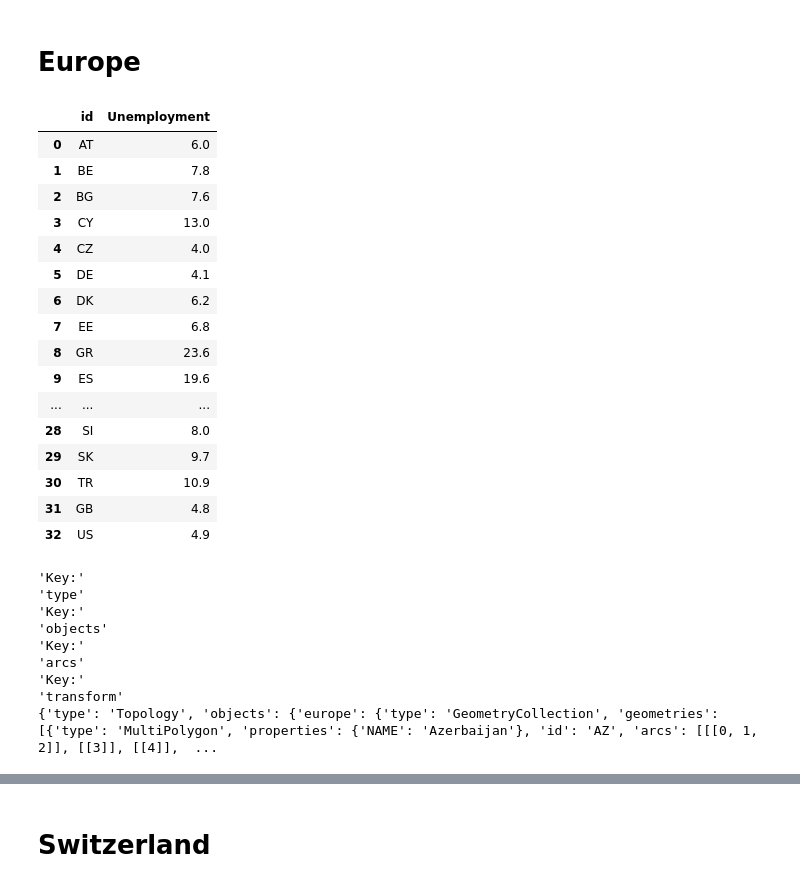
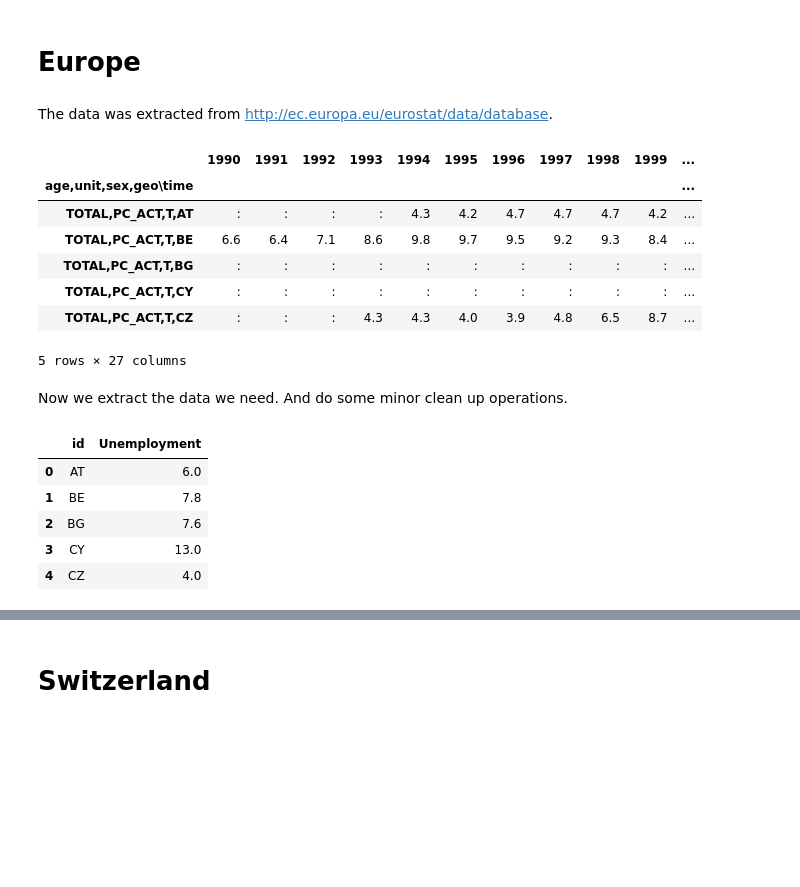
Before and after one commit to a3VonG/testrepoada, a Jupyter notebook: homework3/task3_claas_adriaan.ipynb, the cells around one changed output, grey strips where cells are left out. Drawn from its saved outputs; the diff is of its cells as text; code cells hidden in the pictures; blank space fills up the shorter version.

```diff
--- a/homework3/task3_claas_adriaan.ipynb
+++ b/homework3/task3_claas_adriaan.ipynb
@@ -14,5 +16,17 @@ import json
+# %% [markdown]
+The data was extracted from http://ec.europa.eu/eurostat/data/database.
 # %%
 df=pd.DataFrame.from_csv('tsdec450.tsv', sep='\t', header=0)
+df.head()
+# %% [output]
+|  | 1990 | 1991 | 1992 | 1993 | 1994 | 1995 | 1996 | 1997 | 1998 | 1999 | ... |
+| age,unit,sex,geo\time |  |  |  |  |  |  |  |  |  |  | ... |
+| TOTAL,PC_ACT,T,AT | : | : | : | : | 4.3 | 4.2 | 4.7 | 4.7 | 4.7 | 4.2 | ... |
+| TOTAL,PC_ACT,T,BE | 6.6 | 6.4 | 7.1 | 8.6 | 9.8 | 9.7 | 9.5 | 9.2 | 9.3 | 8.4 | ... |
+| TOTAL,PC_ACT,T,BG | : | : | : | : | : | : | : | : | : | : | ... |
+| TOTAL,PC_ACT,T,CY | : | : | : | : | : | : | : | : | : | : | ... |
+| TOTAL,PC_ACT,T,CZ | : | : | : | 4.3 | 4.3 | 4.0 | 3.9 | 4.8 | 6.5 | 8.7 | ... |
+5 rows × 27 columns
 # %%
 #Create multi index for easy processing.
 df["age"] = np.nan
@@ -28,44 +42,33 @@ for i,indexStr in enumerate(df.index):
 
 df=df.set_index(['age', 'unit', 'sex','geo/time'])
 #Now select the needed latest data
+# %% [markdown]
+Now we extract the data we need. And do some minor clean up operations.
 # %%
 #We want the data of the total age and the percentage of the active population of 2016
 countryDf=df.loc[('TOTAL', 'PC_ACT', 'T')]["2016 "].copy()
 
 #Dropping columns that do not correspond to a country
 countryDf.drop(['EA18','EA19','EU27','EU28'],inplace=True)
 
 #Greece is abbreviated as EL
 nameIndexes=[]
-
 for countryCode in countryDf.index:
     if countryCode =="EL":
         countryCode="GR"
     if countryCode =="UK":
         countryCode="GB"
     #nameIndexes.append(pycountry.countries.get(alpha_2=countryCode).name)
     nameIndexes.append(countryCode)
-
 countrySeries=pd.Series(countryDf.values,nameIndexes)
-test=pd.Series.to_frame(countrySeries)
-test.reset_index(inplace=True)
-test.columns = ['id', 'Unemployment']
-test
+countryDf=pd.Series.to_frame(countrySeries)
+countryDf.reset_index(inplace=True)
+countryDf.columns = ['id', 'Unemployment']
+countryDf.head()
 # %% [output]
 |  | id | Unemployment |
 | 0 | AT | 6.0 |
 | 1 | BE | 7.8 |
 | 2 | BG | 7.6 |
 | 3 | CY | 13.0 |
 | 4 | CZ | 4.0 |
-| 5 | DE | 4.1 |
-| 6 | DK | 6.2 |
-| 7 | EE | 6.8 |
-| 8 | GR | 23.6 |
-| 9 | ES | 19.6 |
-| ... | ... | ... |
-| 28 | SI | 8.0 |
-| 29 | SK | 9.7 |
-| 30 | TR | 10.9 |
-| 31 | GB | 4.8 |
-| 32 | US | 4.9 |
@@ -82,24 +74,0 @@ test
-# %%
-#Checking the Keys of the geojson:
-from pprint import pprint
-
-json_data=open('europe.topojson.json')
-jdata = json.load(json_data)
-
-for key, value in jdata.items():
-    pprint("Key:")
-    pprint(key)
-
-
-
-print(jdata)
-# %% [output]
-'Key:'
-'type'
-'Key:'
-'objects'
-'Key:'
-'arcs'
-'Key:'
-'transform'
-{'type': 'Topology', 'objects': {'europe': {'type': 'GeometryCollection', 'geometries': [{'type': 'MultiPolygon', 'properties': {'NAME': 'Azerbaijan'}, 'id': 'AZ', 'arcs': [[[0, 1, 2]], [[3]], [[4]],  ...
```
Also changed, not shown: parts of 39 cells of this notebook, 4 other files.
